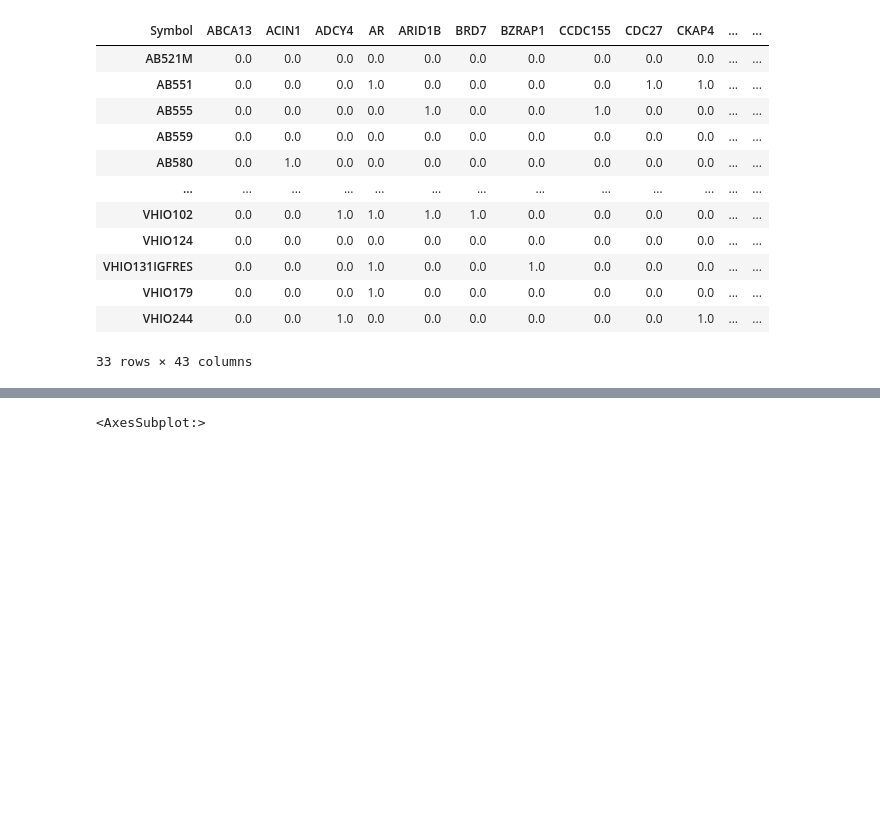
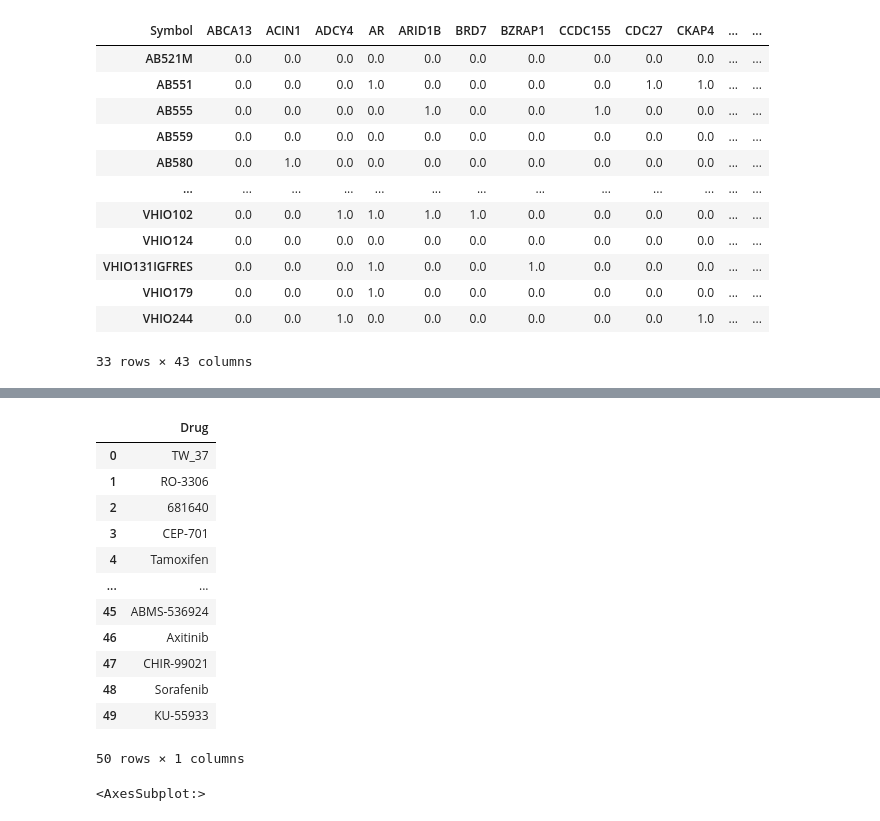
Before and after one commit to JDACS4C-IMPROVE/TCRP_data, a Jupyter notebook: code/process_PDTC.ipynb, the cells around one changed output, grey strips where cells are left out. Drawn from its saved outputs; the diff is of its cells as text; code cells hidden in the pictures; blank space fills up the shorter version.

```diff
--- a/code/process_PDTC.ipynb
+++ b/code/process_PDTC.ipynb
@@ -291,3 +287,21 @@ selected_drugs = pd.read_csv("/data/Selected Drugs.csv")["Drug name"].tolist()
+# %%
+selected_drugs = pd.read_csv("/code/priority_drugs.txt",names=["Drug"])
+# %%
+selected_drugs
+# %% [output]
+|  | Drug |
+| 0 | TW_37 |
+| 1 | RO-3306 |
+| 2 | 681640 |
+| 3 | CEP-701 |
+| 4 | Tamoxifen |
+| ... | ... |
+| 45 | ABMS-536924 |
+| 46 | Axitinib |
+| 47 | CHIR-99021 |
+| 48 | Sorafenib |
+| 49 | KU-55933 |
+50 rows × 1 columns
 # %%
 drug_feature_list = []
 drug_neighbor_map = {}
```
Also changed, not shown: parts of 3 cells of this notebook, 6 other files.
